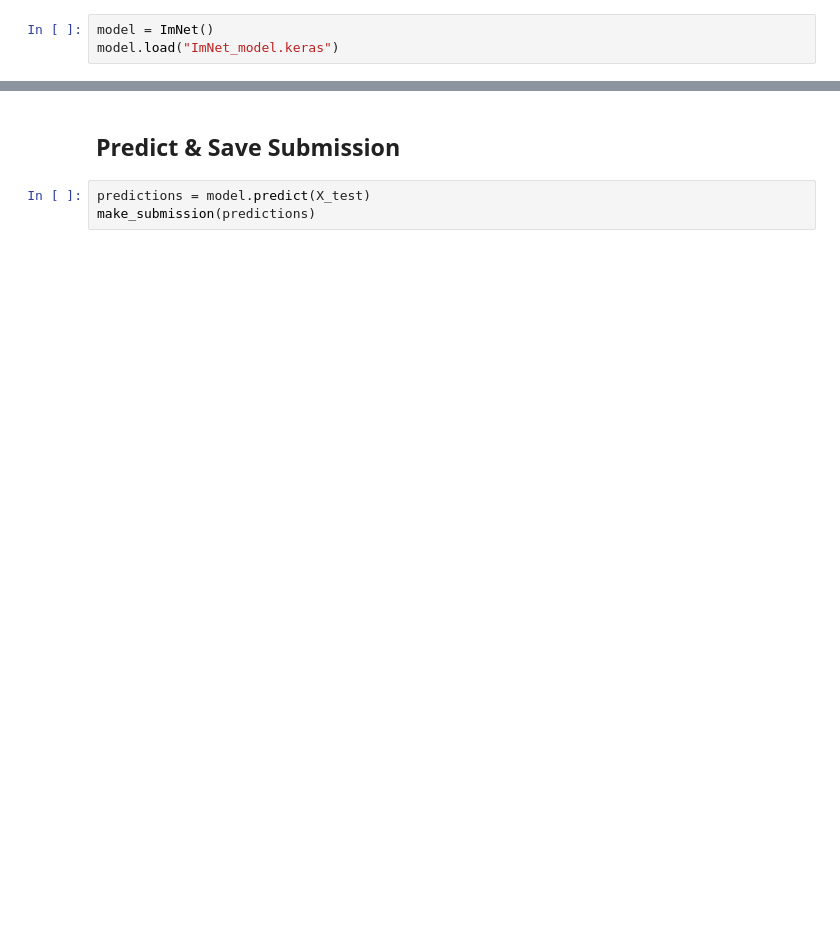
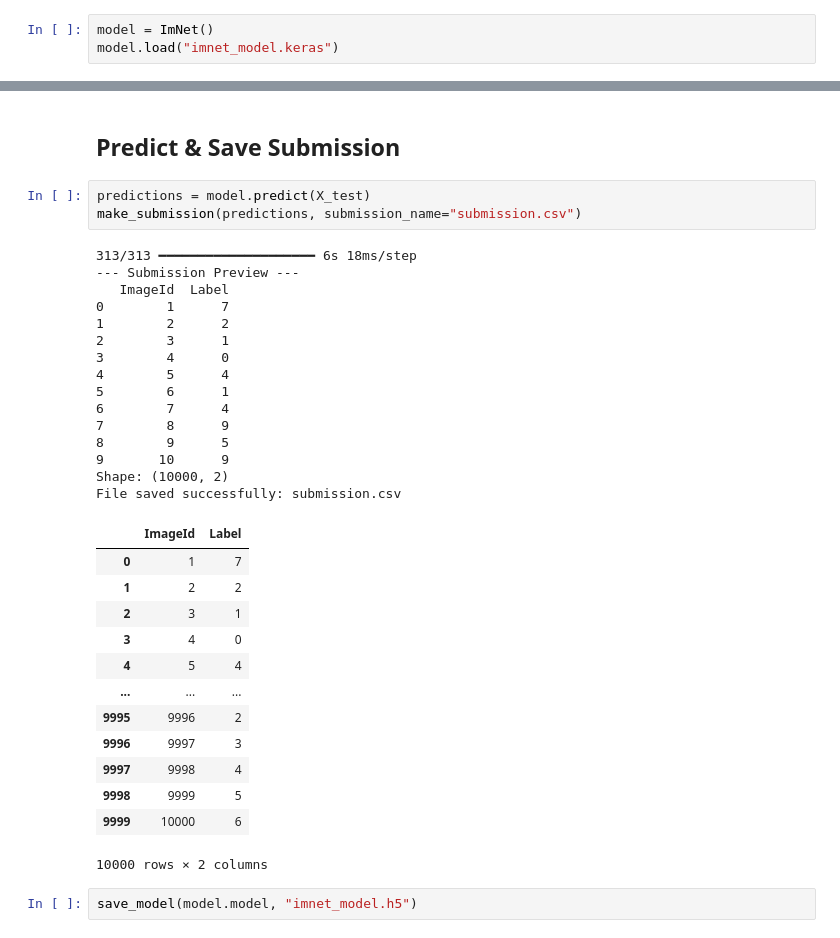
Before and after one commit to enavayaz/visio, a Jupyter notebook: notebooks/run_imnet.ipynb, the cells around one changed output, grey strips where cells are left out. Drawn from its saved outputs; the diff is of its cells as text; blank space fills up the shorter version.

Commit message:
submision and save_models

```diff
--- a/notebooks/run_imnet.ipynb
+++ b/notebooks/run_imnet.ipynb
@@ -33,4 +81,4 @@ model.save("ImNet_model.keras")
 ## Load Model (skip training)
 # %%
 model = ImNet()
-model.load("ImNet_model.keras")
+model.load("imnet_model.keras")
@@ -43,4 +115,35 @@ acc = evaluate(model, X_val, y_val)
 ## Predict & Save Submission
 # %%
 predictions = model.predict(X_test)
-make_submission(predictions)
+make_submission(predictions, submission_name="submission.csv")
+# %% [output]
+313/313 ━━━━━━━━━━━━━━━━━━━━ 6s 18ms/step
+--- Submission Preview ---
+   ImageId  Label
+0        1      7
+1        2      2
+2        3      1
+3        4      0
+4        5      4
+5        6      1
+6        7      4
+7        8      9
+8        9      5
+9       10      9
+Shape: (10000, 2)
+File saved successfully: submission.csv
+|  | ImageId | Label |
+| 0 | 1 | 7 |
+| 1 | 2 | 2 |
+| 2 | 3 | 1 |
+| 3 | 4 | 0 |
+| 4 | 5 | 4 |
+| ... | ... | ... |
+| 9995 | 9996 | 2 |
+| 9996 | 9997 | 3 |
+| 9997 | 9998 | 4 |
+| 9998 | 9999 | 5 |
+| 9999 | 10000 | 6 |
+10000 rows × 2 columns
+# %%
+save_model(model.model, "imnet_model.h5")
```
Also changed, not shown: parts of 6 cells of this notebook, 8 other files.
